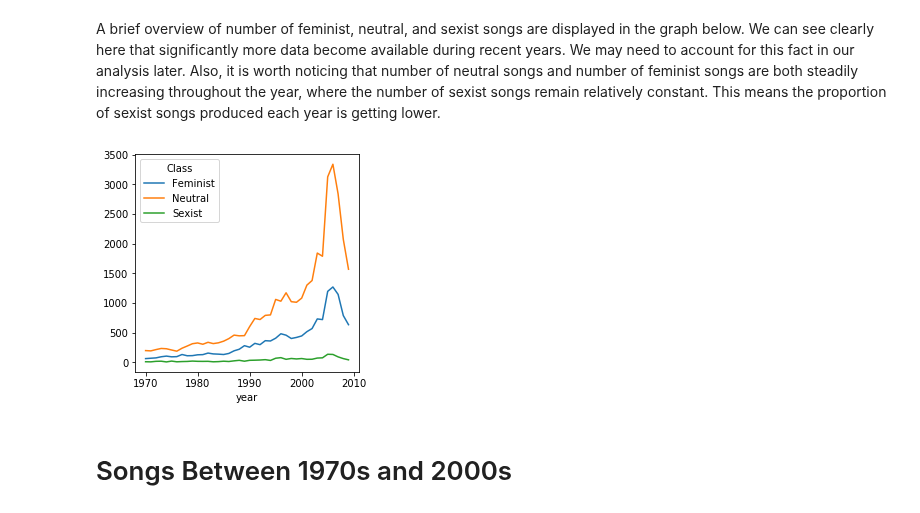
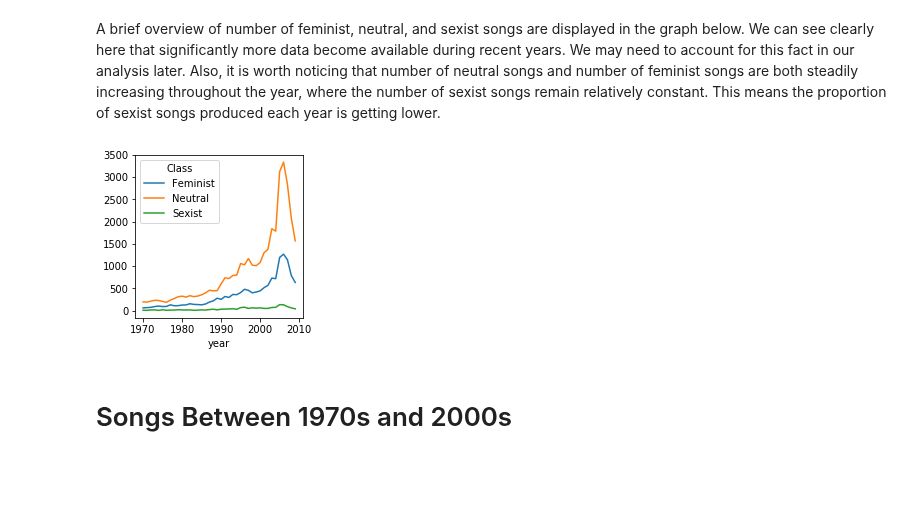
Before and after one commit to axnyang/CS401, a Jupyter notebook: msd_visualization.ipynb, the cells around one changed output. Saved outputs shown, nothing was run; the diff lists cells and outputs as text; code cells hidden in the pictures; blank space fills up the shorter version.

```diff
--- a/msd_visualization.ipynb
+++ b/msd_visualization.ipynb
@@ -102,10 +102,10 @@ plt.savefig("bigpicture.svg")
 A brief overview of number of feminist, neutral, and sexist songs are displayed in the graph below. We can see clearly here that significantly more data become available during recent years. We may need to account for this fact in our analysis later. Also, it is worth noticing that number of neutral songs and number of feminist songs are both steadily increasing throughout the year, where the number of sexist songs remain relatively constant. This means the proportion of sexist songs produced each year is getting lower.
 # %%
 # increase size
-count_through_year = final_dataframe.groupby(['year','Class']).size().unstack().plot(figsize = (4,4))
+count_through_year = final_dataframe.groupby(['year','Class']).size().unstack().plot(figsize = (3,3))
 plt.savefig("counts.svg")
 # %% [output]
-[figure, old version]
+[figure, new version]
 # %% [markdown]
 # Songs Between 1970s and 2000s
 # %% [markdown]
```
Also changed, not shown: parts of 1 cell of this notebook, 1 other file.
